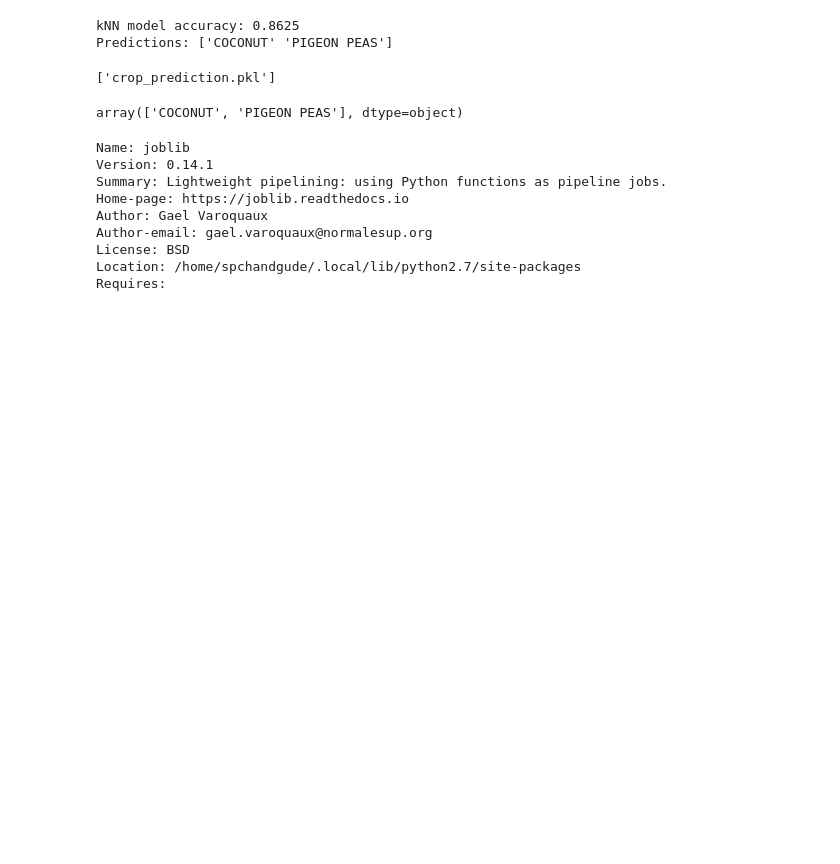
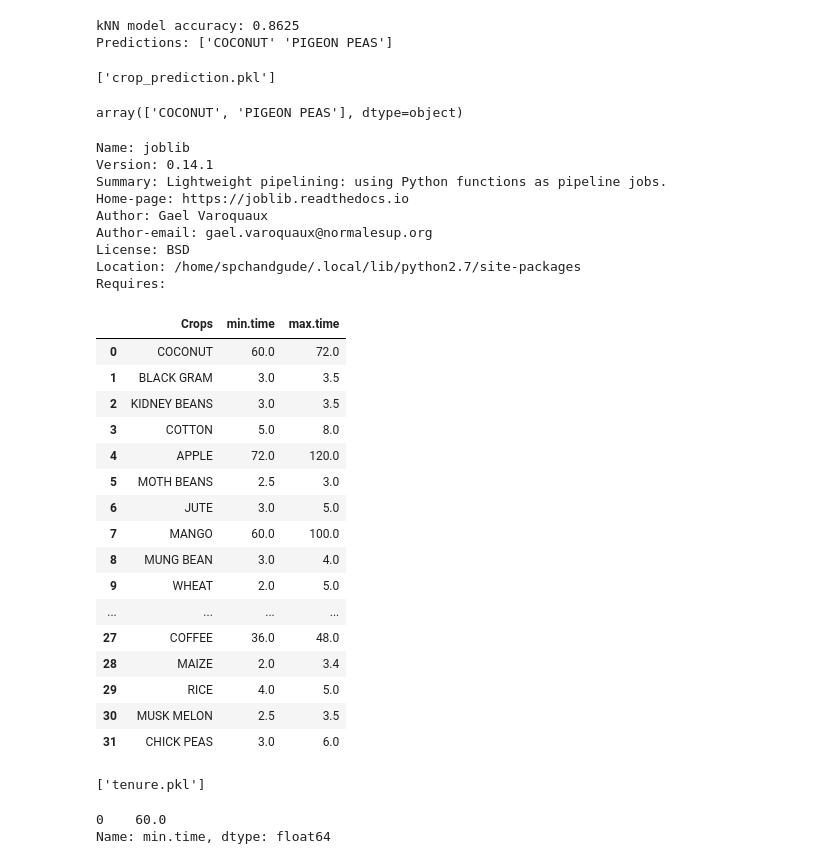
Before and after one commit to spchandgude/KISAN-SEVA, a Jupyter notebook: Untitled.ipynb, the cells around one changed output. Saved outputs shown, nothing was run; the diff lists cells and outputs as text; code cells hidden in the pictures; blank space fills up the shorter version.

```diff
--- a/Untitled.ipynb
+++ b/Untitled.ipynb
@@ -107,0 +110,26 @@ Requires:
+# %%
+tenure = pd.read_csv('tenure.csv')
+# %%
+tenure
+# %% [output]
+|  | Crops | min.time | max.time |
+| 0 | COCONUT | 60.0 | 72.0 |
+| 1 | BLACK GRAM | 3.0 | 3.5 |
+| 2 | KIDNEY BEANS | 3.0 | 3.5 |
+| 3 | COTTON | 5.0 | 8.0 |
+| 4 | APPLE | 72.0 | 120.0 |
+| 5 | MOTH BEANS | 2.5 | 3.0 |
+| 6 | JUTE | 3.0 | 5.0 |
+| 7 | MANGO | 60.0 | 100.0 |
+| 8 | MUNG BEAN | 3.0 | 4.0 |
+| 9 | WHEAT | 2.0 | 5.0 |
+| ... | ... | ... | ... |
+| 27 | COFFEE | 36.0 | 48.0 |
+| 28 | MAIZE | 2.0 | 3.4 |
+| 29 | RICE | 4.0 | 5.0 |
+| 30 | MUSK MELON | 2.5 | 3.5 |
+| 31 | CHICK PEAS | 3.0 | 6.0 |
+# %%
+joblib.dump(tenure, 'tenure.pkl')
+# %% [output]
+['tenure.pkl']
@@ -107,0 +140,5 @@ Requires:
+# %%
+min
+# %% [output]
+0    60.0
+Name: min.time, dtype: float64
```
Also changed, not shown: parts of 56 cells of this notebook.
